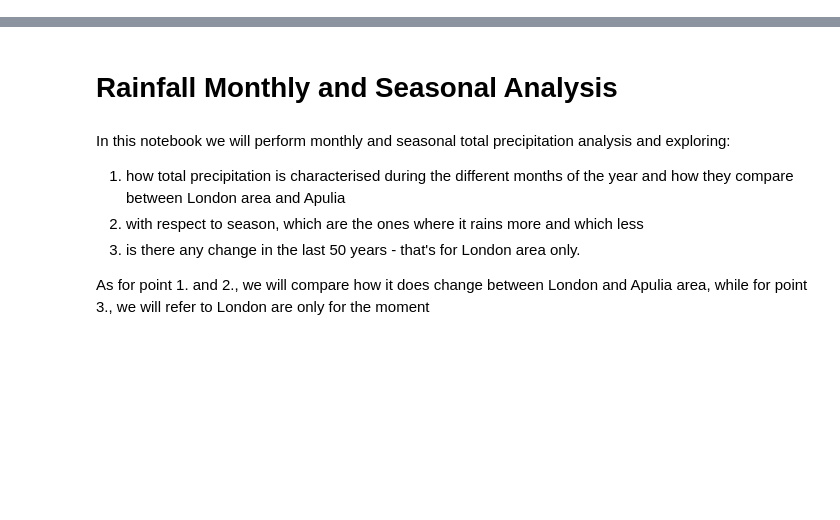
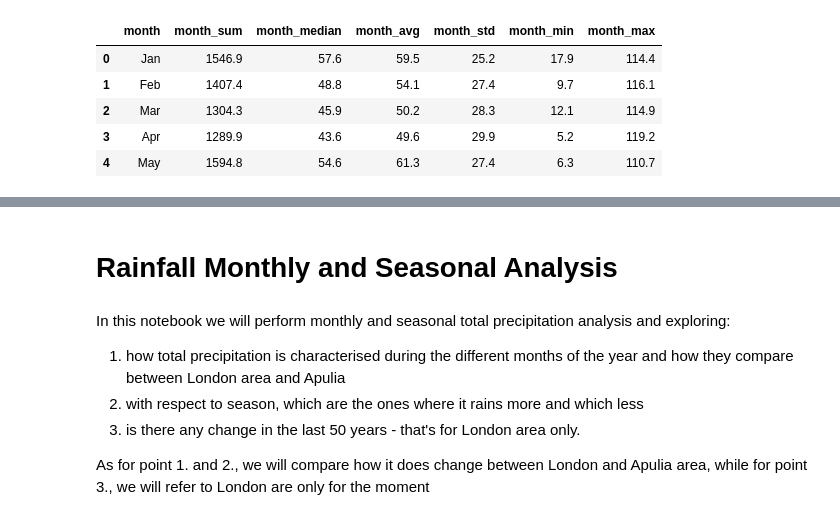
Before and after one commit to pacoraggio/London-Rainfall, a Jupyter notebook: notebooks/tp_monthly_season_analysis.ipynb, the cells around one changed output, grey strips where cells are left out. Drawn from its saved outputs; the diff is of its cells as text; code cells hidden in the pictures; blank space fills up the shorter version.

```diff
--- a/notebooks/tp_monthly_season_analysis.ipynb
+++ b/notebooks/tp_monthly_season_analysis.ipynb
@@ -58,6 +58,8 @@ def create_monthly_aggregate(location = 'london', remove_date_list = ['2009-12-3
     # from a specific folder. The function concat all yearly files created in
     # previous steps
     df_data = create_daily_rainfall_dataframe(location=location, debug=debug)
+    if debug:
+        print(df_data[df_data['time'] == df_data['time'].min()])
     # removing data contained in remove_date_list
     df_data = df_data[~df_data['time'].isin(remove_date_list)].reset_index(drop=True).copy()
 
@@ -163,0 +187,9 @@ def plot_monthly_aggregate_static(df_plot, feature_label = 'Mean', bar_width = 0
+# %%
+create_monthly_aggregate(location = 'london', remove_date_list = ['1999-12-31'], debug = False)
+# %% [output]
+|  | month | month_sum | month_median | month_avg | month_std | month_min | month_max |
+| 0 | Jan | 1546.9 | 57.6 | 59.5 | 25.2 | 17.9 | 114.4 |
+| 1 | Feb | 1407.4 | 48.8 | 54.1 | 27.4 | 9.7 | 116.1 |
+| 2 | Mar | 1304.3 | 45.9 | 50.2 | 28.3 | 12.1 | 114.9 |
+| 3 | Apr | 1289.9 | 43.6 | 49.6 | 29.9 | 5.2 | 119.2 |
+| 4 | May | 1594.8 | 54.6 | 61.3 | 27.4 | 6.3 | 110.7 |
```
Also changed, not shown: parts of 21 cells of this notebook, 2 other files.
